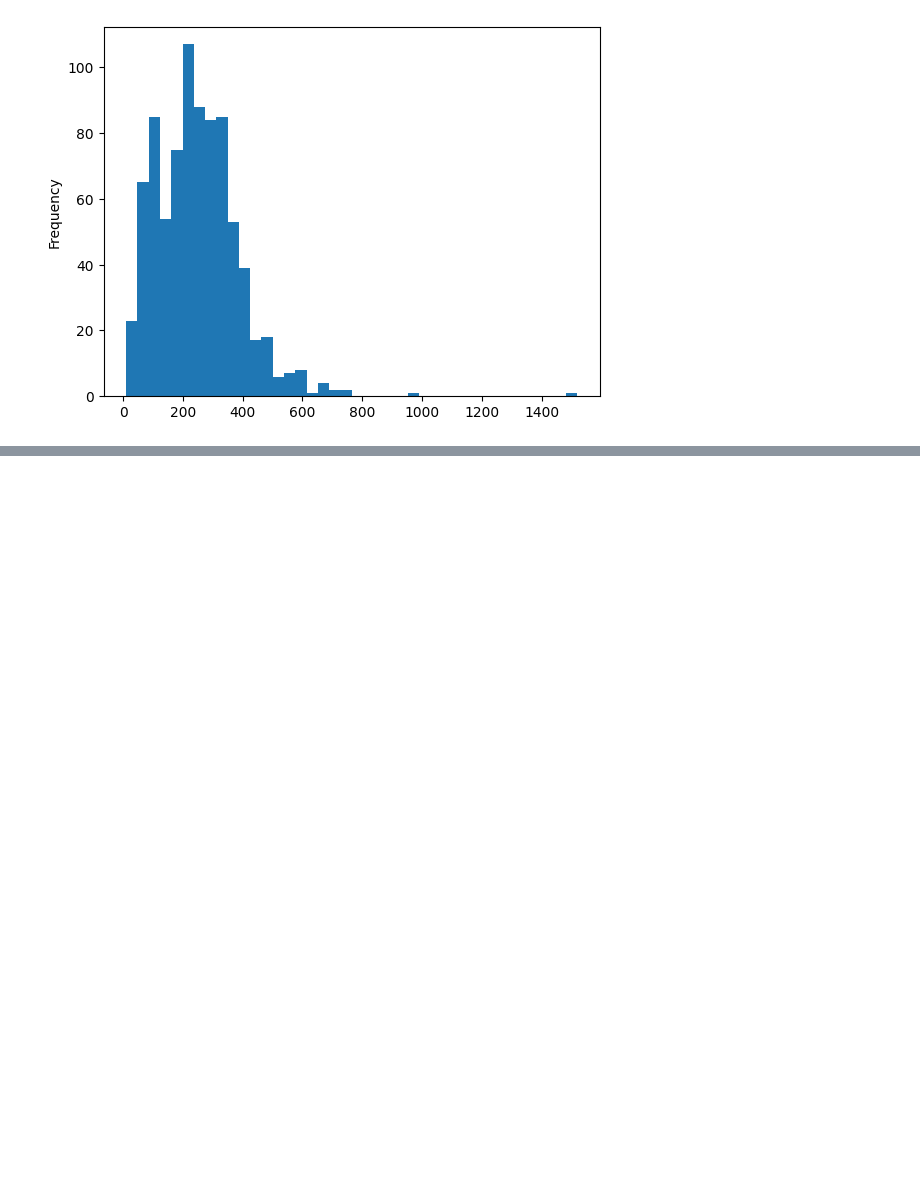
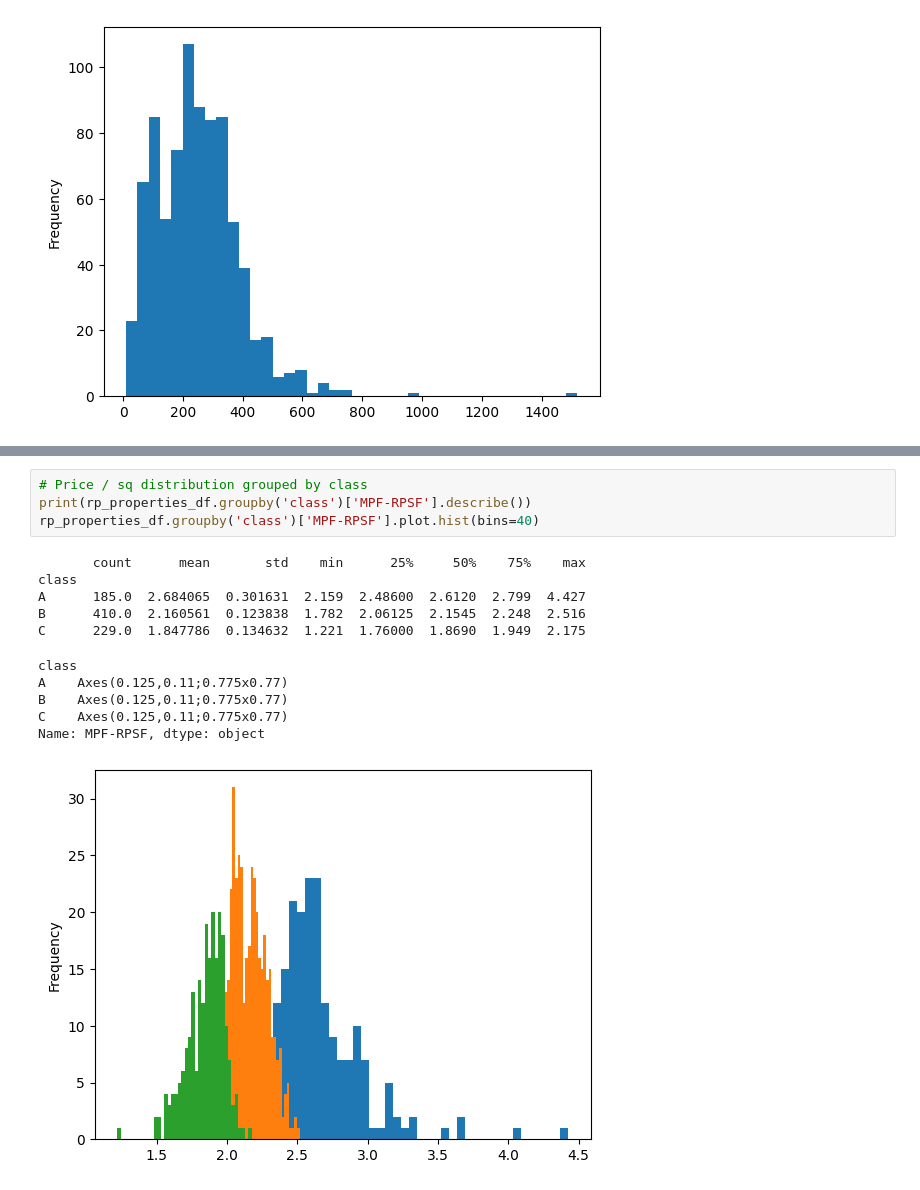
Before and after one commit to thatmushroom/denver_building_attrib, a Jupyter notebook: 01_fetch_rp_building_data.ipynb, the cells around one changed output, grey strips where cells are left out. Saved outputs shown, nothing was run; the diff lists cells and outputs as text; blank space fills up the shorter version.

```diff
--- a/01_fetch_rp_building_data.ipynb
+++ b/01_fetch_rp_building_data.ipynb
@@ -182,0 +206,16 @@ Name: count, Length: 358, dtype: int64
+# %%
+# Price / sq distribution grouped by class
+print(rp_properties_df.groupby('class')['MPF-RPSF'].describe())
+rp_properties_df.groupby('class')['MPF-RPSF'].plot.hist(bins=40)
+# %% [output]
+       count      mean       std    min      25%     50%    75%    max
+class
+A      185.0  2.684065  0.301631  2.159  2.48600  2.6120  2.799  4.427
+B      410.0  2.160561  0.123838  1.782  2.06125  2.1545  2.248  2.516
+C      229.0  1.847786  0.134632  1.221  1.76000  1.8690  1.949  2.175
+class
+A    Axes(0.125,0.11;0.775x0.77)
+B    Axes(0.125,0.11;0.775x0.77)
+C    Axes(0.125,0.11;0.775x0.77)
+Name: MPF-RPSF, dtype: object
+[figure, added]
```
Also changed, not shown: parts of 4 cells of this notebook.
